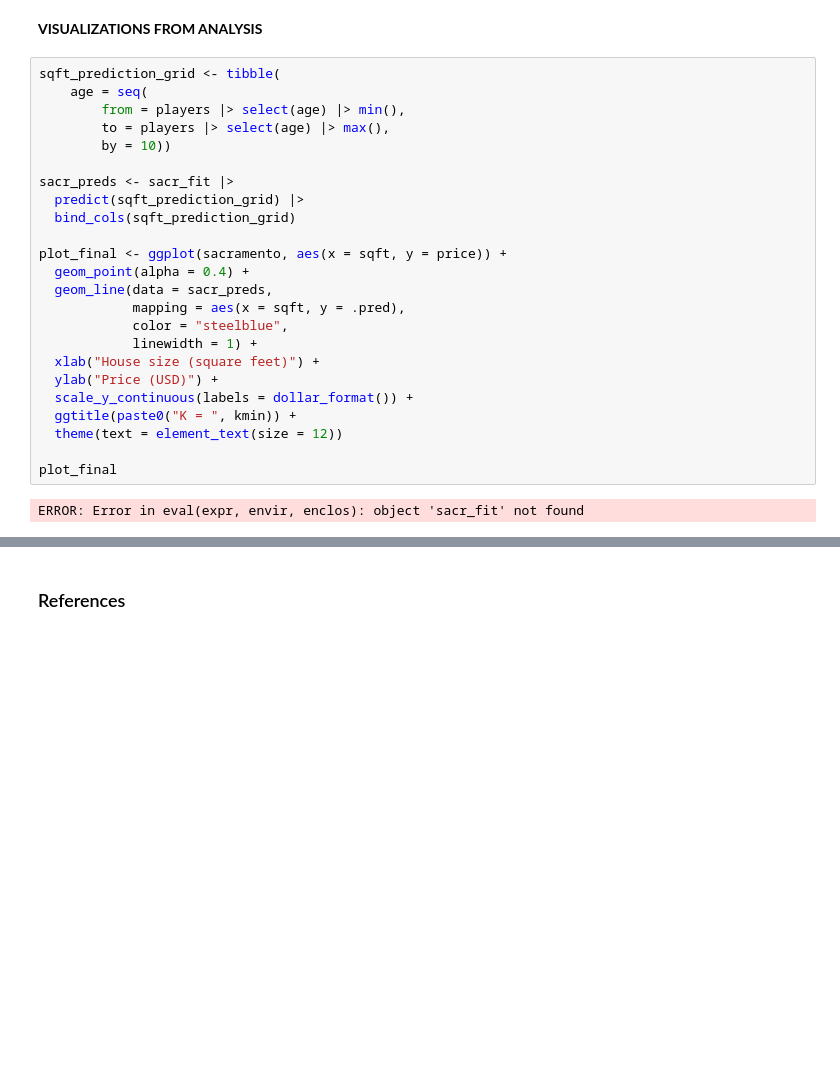
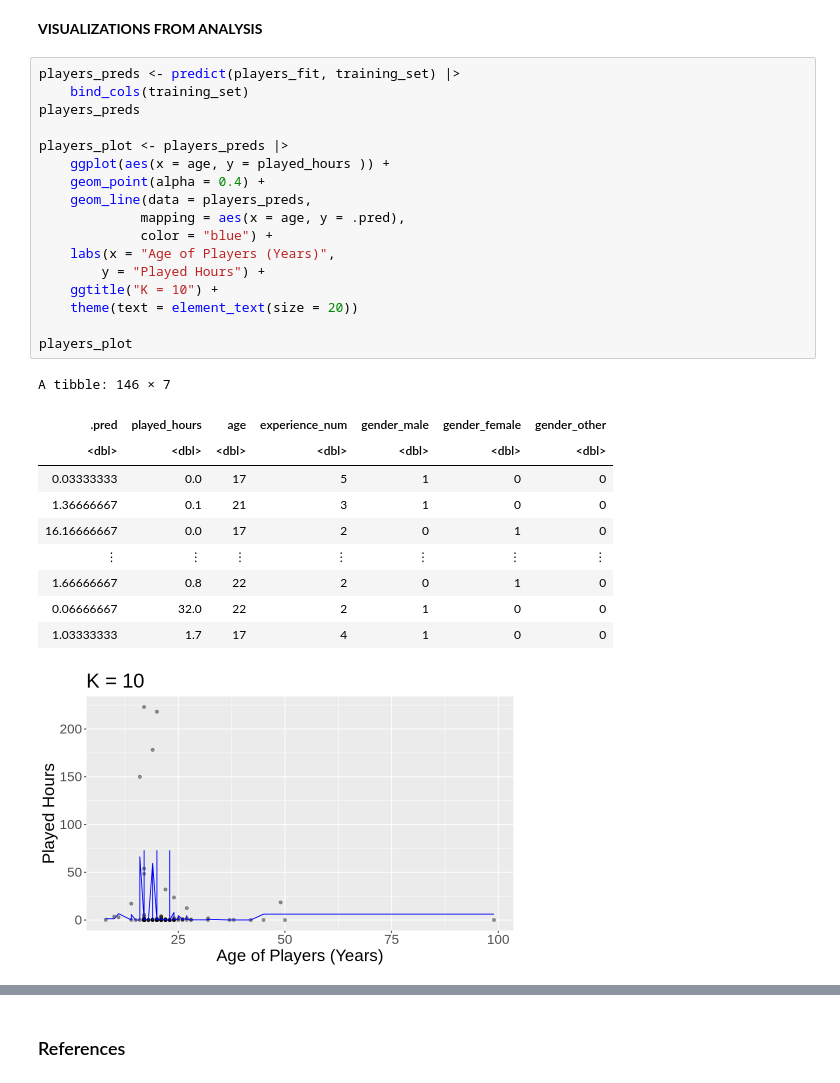
Before and after one commit to jyuxinshu/plaicraft, a Jupyter notebook: plaicraft.ipynb, the cells around one changed output, grey strips where cells are left out. Saved outputs shown, nothing was run; the diff lists cells and outputs as text; blank space fills up the shorter version.

```diff
--- a/plaicraft.ipynb
+++ b/plaicraft.ipynb
@@ -308,28 +308,31 @@ A tibble: 1 × 3
 # %% [markdown]
 **VISUALIZATIONS FROM ANALYSIS**
 # %%
-sqft_prediction_grid <- tibble(
-    age = seq(
-        from = players |> select(age) |> min(),
-        to = players |> select(age) |> max(),
-        by = 10))
+players_preds <- predict(players_fit, training_set) |>
+    bind_cols(training_set)
+players_preds
 
-sacr_preds <- sacr_fit |>
-  predict(sqft_prediction_grid) |>
-  bind_cols(sqft_prediction_grid)
+players_plot <- players_preds |>
+    ggplot(aes(x = age, y = played_hours )) +
+    geom_point(alpha = 0.4) +
+    geom_line(data = players_preds,
+             mapping = aes(x = age, y = .pred),
+             color = "blue") +
+    labs(x = "Age of Players (Years)",
+        y = "Played Hours") +
+    ggtitle("K = 10") +
+    theme(text = element_text(size = 20))
 
-plot_final <- ggplot(sacramento, aes(x = sqft, y = price)) +
-  geom_point(alpha = 0.4) +
-  geom_line(data = sacr_preds,
-            mapping = aes(x = sqft, y = .pred),
-            color = "steelblue",
-            linewidth = 1) +
-  xlab("House size (square feet)") +
-  ylab("Price (USD)") +
-  scale_y_continuous(labels = dollar_format()) +
-  ggtitle(paste0("K = ", kmin)) +
-  theme(text = element_text(size = 12))
-
-plot_final
+players_plot
 # %% [output]
-ERROR: Error in eval(expr, envir, enclos): object 'sacr_fit' not found
+A tibble: 146 × 7
+| .pred | played_hours | age | experience_num | gender_male | gender_female | gender_other |
+| <dbl> | <dbl> | <dbl> | <dbl> | <dbl> | <dbl> | <dbl> |
+| 0.03333333 | 0.0 | 17 | 5 | 1 | 0 | 0 |
+| 1.36666667 | 0.1 | 21 | 3 | 1 | 0 | 0 |
+| 16.16666667 | 0.0 | 17 | 2 | 0 | 1 | 0 |
+| ⋮ | ⋮ | ⋮ | ⋮ | ⋮ | ⋮ | ⋮ |
+| 1.66666667 | 0.8 | 22 | 2 | 0 | 1 | 0 |
+| 0.06666667 | 32.0 | 22 | 2 | 1 | 0 | 0 |
+| 1.03333333 | 1.7 | 17 | 4 | 1 | 0 | 0 |
+[figure, added]
```
Also changed, not shown: parts of 8 cells of this notebook.
